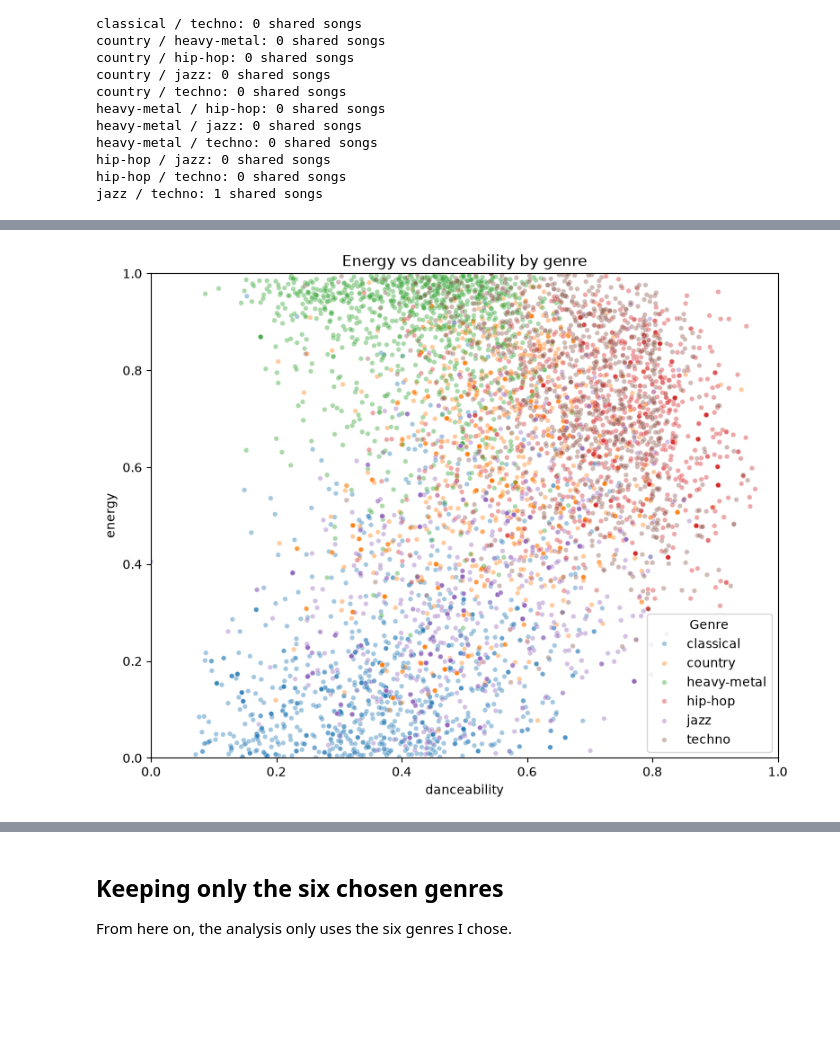
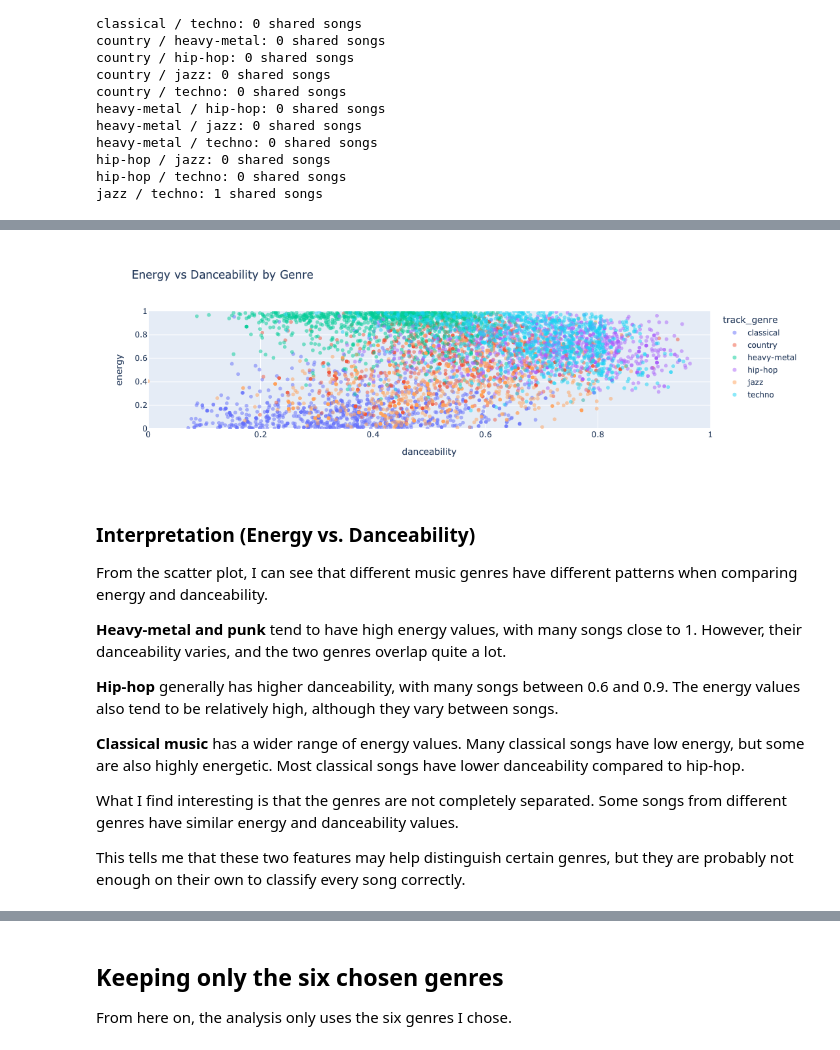
Before and after one commit to ehsamjo12/spotify-genre-classifier, a Jupyter notebook: notebooks/spotify_genre_classification.ipynb, the cells around one changed output, grey strips where cells are left out. Cells and saved outputs as stored; diff of their text form; code cells hidden in the pictures; blank space fills up the shorter version.

```diff
--- a/notebooks/spotify_genre_classification.ipynb
+++ b/notebooks/spotify_genre_classification.ipynb
@@ -502,14 +495,37 @@ There is a difference between **overlap** and **similar features**:
 # %%
-# Energy vs danceability for the six genres, one colour per genre
-plot_df = df[df['track_genre'].isin(genres)]
 
-plt.figure(figsize=(9, 7))
-sns.scatterplot(data=plot_df, x='danceability', y='energy', hue='track_genre', alpha=0.4, s=15)
-plt.xlim(0, 1)
-plt.ylim(0, 1)
-plt.title('Energy vs danceability by genre')
-plt.legend(title='Genre')
-plt.show()
+plot_df = df[df['track_genre'].isin(genres)].copy()
+
+fig = px.scatter(
+    plot_df,
+    x='danceability',
+    y='energy',
+    color='track_genre',
+    hover_data=['track_id'],
+    opacity=0.5,
+    title='Energy vs Danceability by Genre'
+)
+
+fig.update_layout(
+    xaxis_range=[0, 1],
+    yaxis_range=[0, 1]
+)
+
+fig.show()
 # %% [output]
-[figure, old version]
+[figure, new version]
+# %% [markdown]
+### Interpretation (Energy vs. Danceability)
+
+From the scatter plot, I can see that different music genres have different patterns when comparing energy and danceability.
+
+**Heavy-metal and punk** tend to have high energy values, with many songs close to 1. However, their danceability varies, and the two genres overlap quite a lot.
+
+**Hip-hop** generally has higher danceability, with many songs between 0.6 and 0.9. The energy values also tend to be relatively high, although they vary between songs.
+
+**Classical music** has a wider range of energy values. Many classical songs have low energy, but some are also highly energetic. Most classical songs have lower danceability compared to hip-hop.
+
+What I find interesting is that the genres are not completely separated. Some songs from different genres have similar energy and danceability values.
+
+This tells me that these two features may help distinguish certain genres, but they are probably not enough on their own to classify every song correctly.
 # %%
```
Also changed, not shown: parts of 162 cells of this notebook, 1 other file.
